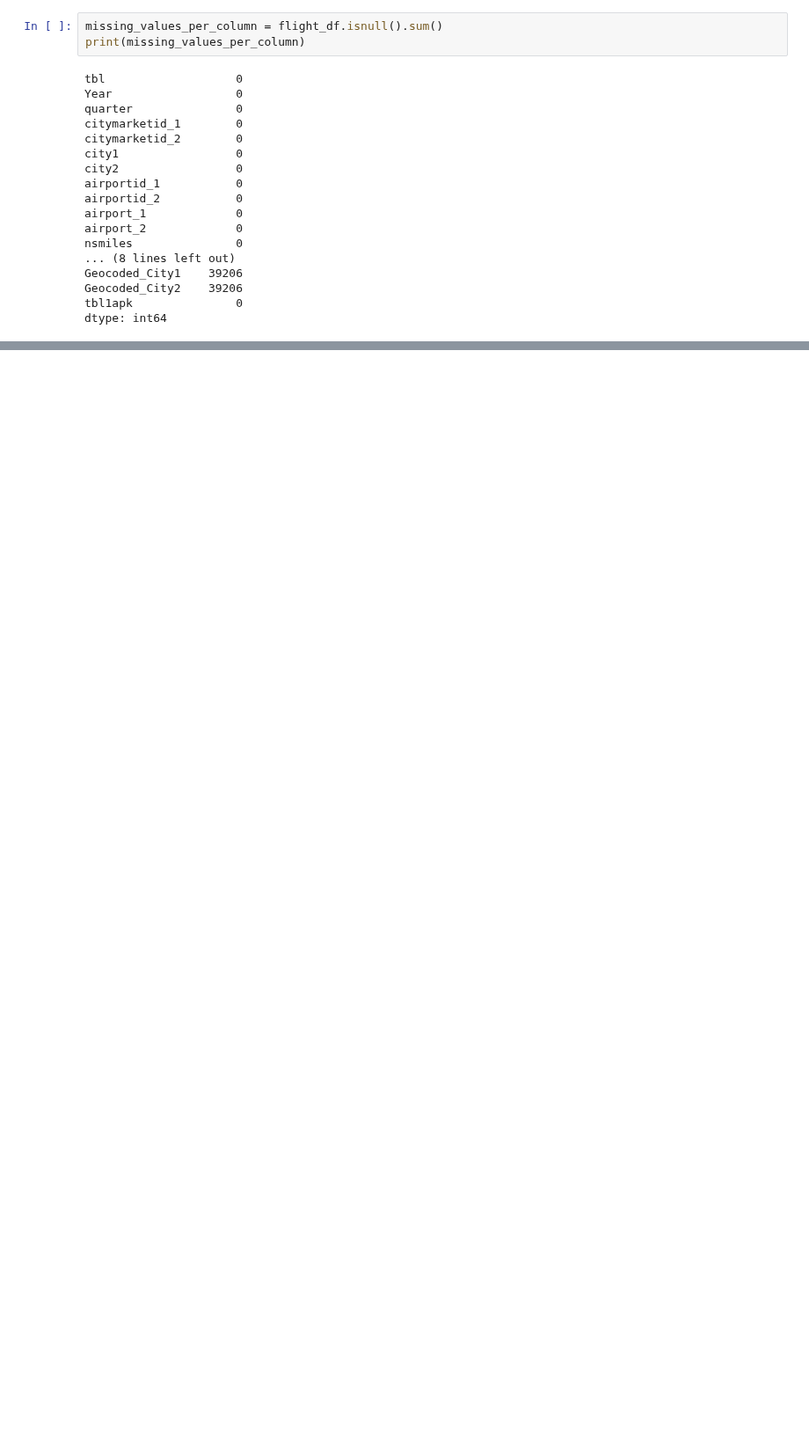
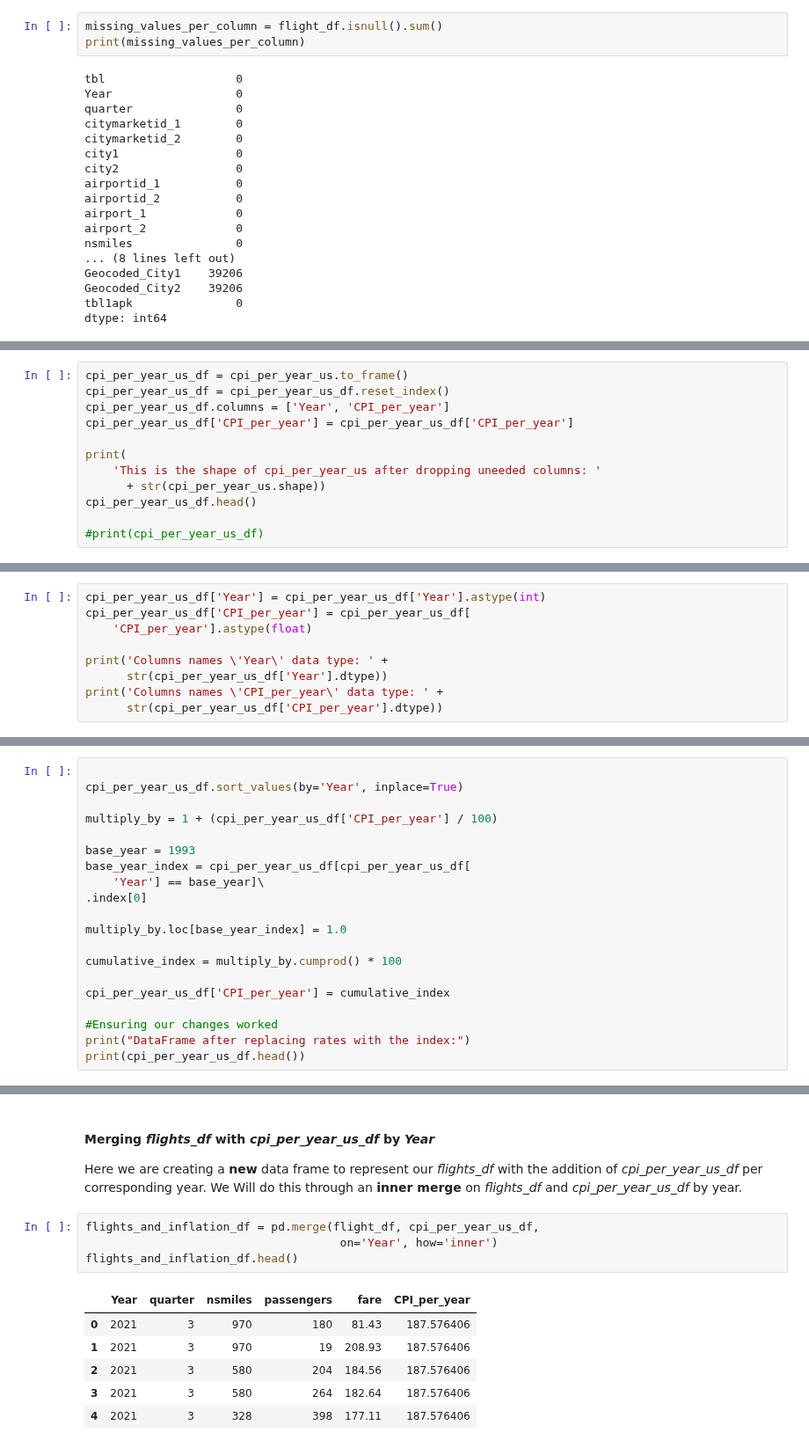
Before and after one commit to RamirezDevOps/us-airfare-trend-analysis, a Jupyter notebook: dataCleaning.ipynb, the cells around one changed output, grey strips where cells are left out. Shown at 88% size. Drawn from its saved outputs; the diff is of its cells as text; blank space fills up the shorter version.

```diff
--- a/dataCleaning.ipynb
+++ b/dataCleaning.ipynb
@@ -131,0 +259,12 @@ dtype: int64
+# %%
+cpi_per_year_us_df = cpi_per_year_us.to_frame()
+cpi_per_year_us_df = cpi_per_year_us_df.reset_index()
+cpi_per_year_us_df.columns = ['Year', 'CPI_per_year']
+cpi_per_year_us_df['CPI_per_year'] = cpi_per_year_us_df['CPI_per_year']
+
+print(
+    'This is the shape of cpi_per_year_us after dropping uneeded columns: '
+      + str(cpi_per_year_us.shape))
+cpi_per_year_us_df.head()
+
+#print(cpi_per_year_us_df)
@@ -131,0 +285,9 @@ dtype: int64
+# %%
+cpi_per_year_us_df['Year'] = cpi_per_year_us_df['Year'].astype(int)
+cpi_per_year_us_df['CPI_per_year'] = cpi_per_year_us_df[
+    'CPI_per_year'].astype(float)
+
+print('Columns names \'Year\' data type: ' +
+      str(cpi_per_year_us_df['Year'].dtype))
+print('Columns names \'CPI_per_year\' data type: ' +
+      str(cpi_per_year_us_df['CPI_per_year'].dtype))
@@ -131,0 +304,20 @@ dtype: int64
+# %%
+
+cpi_per_year_us_df.sort_values(by='Year', inplace=True)
+
+multiply_by = 1 + (cpi_per_year_us_df['CPI_per_year'] / 100)
+
+base_year = 1993
+base_year_index = cpi_per_year_us_df[cpi_per_year_us_df[
+    'Year'] == base_year]\
+.index[0]
+
+multiply_by.loc[base_year_index] = 1.0
+
+cumulative_index = multiply_by.cumprod() * 100
+
+cpi_per_year_us_df['CPI_per_year'] = cumulative_index
+
+#Ensuring our changes worked
+print("DataFrame after replacing rates with the index:")
+print(cpi_per_year_us_df.head())
@@ -131,0 +332,14 @@ dtype: int64
+# %% [markdown]
+#### **Merging *flights_df* with *cpi_per_year_us_df* by *Year***
+Here we are creating a **new** data frame to represent our *flights_df* with the addition of *cpi_per_year_us_df* per corresponding year. We Will do this through an **inner merge** on *flights_df* and *cpi_per_year_us_df* by year.
+# %%
+flights_and_inflation_df = pd.merge(flight_df, cpi_per_year_us_df,
+                                     on='Year', how='inner')
+flights_and_inflation_df.head()
+# %% [output]
+|  | Year | quarter | nsmiles | passengers | fare | CPI_per_year |
+| 0 | 2021 | 3 | 970 | 180 | 81.43 | 187.576406 |
+| 1 | 2021 | 3 | 970 | 19 | 208.93 | 187.576406 |
+| 2 | 2021 | 3 | 580 | 204 | 184.56 | 187.576406 |
+| 3 | 2021 | 3 | 580 | 264 | 182.64 | 187.576406 |
+| 4 | 2021 | 3 | 328 | 398 | 177.11 | 187.576406 |
```
Also changed, not shown: parts of 34 cells of this notebook, 2 other files.
